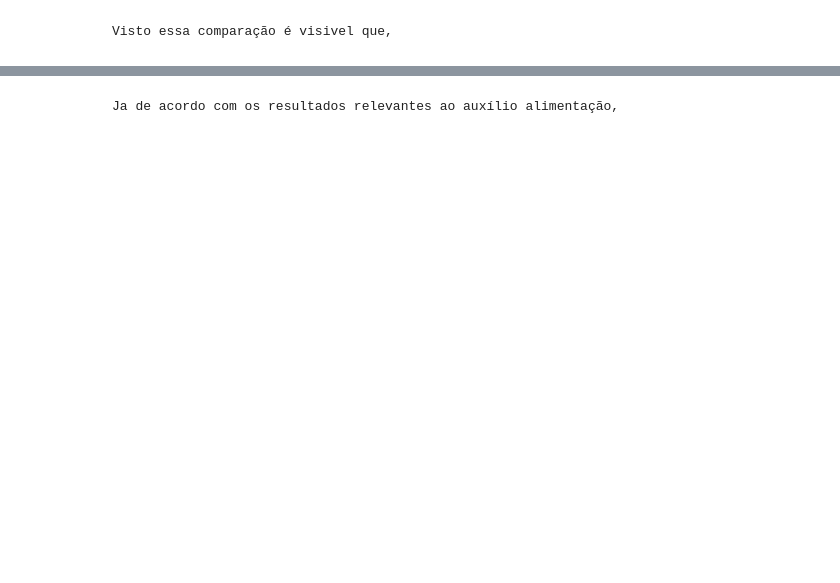
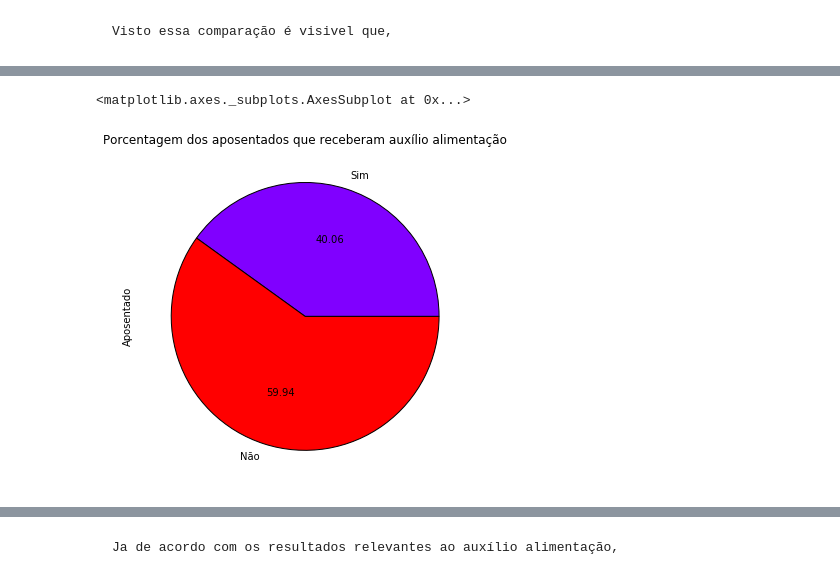
Before and after one commit to carletti/CD, a Jupyter notebook: Projeto1/Projeto1_final.ipynb, the cells around one changed output, grey strips where cells are left out. Drawn from its saved outputs; the diff is of its cells as text; code cells hidden in the pictures; blank space fills up the shorter version.

```diff
--- a/Projeto1/Projeto1_final.ipynb
+++ b/Projeto1/Projeto1_final.ipynb
@@ -95,0 +124,5 @@ auxilioalimentacaopopulacaopie = auxilioalimentacaopopulacao.plot(kind='pie',tit
+# %%
+print('População que recebeu auxílio alimentação:')
+tcaa=pd.crosstab(dados.V9044,dados.V9122,rownames=['Auxílio'], colnames=['Aposentados'])
+tcaa = tcaa.fillna(0)
+tcaa
@@ -95,0 +135,5 @@ auxilioalimentacaopopulacaopie = auxilioalimentacaopopulacao.plot(kind='pie',tit
+# %%
+tcaa.Aposentado.plot.pie(title= 'Porcentagem dos aposentados que receberam auxílio alimentação', figsize=(6,6), colormap="rainbow", autopct="%0.2f")
+# %% [output]
+<matplotlib.axes._subplots.AxesSubplot at 0x...>
+[figure, added]
```
Also changed, not shown: parts of 44 cells of this notebook, 1 other file.
